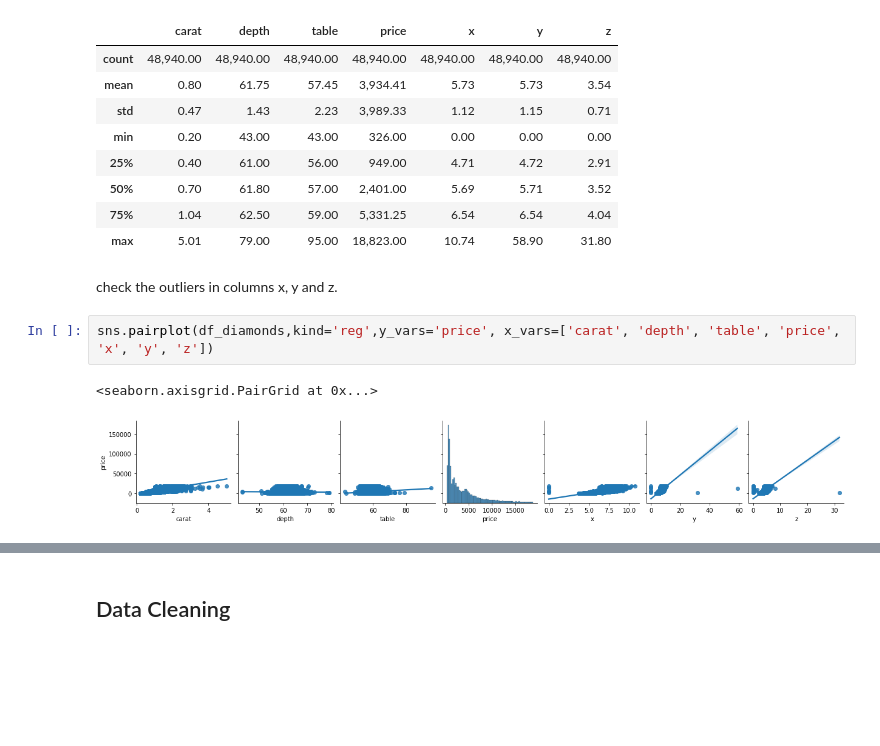
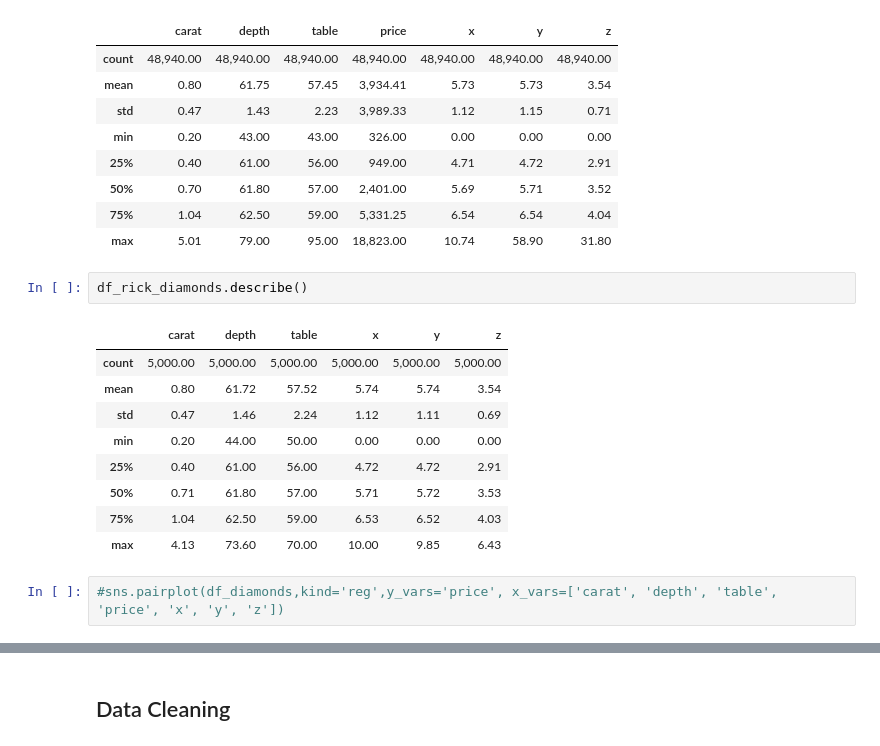
Before and after one commit to lenagrumbach/diamond_price_prediction, a Jupyter notebook: projeto_regressao_linear.ipynb, the cells around one changed output, grey strips where cells are left out. Drawn from its saved outputs; the diff is of its cells as text; blank space fills up the shorter version.

```diff
--- a/projeto_regressao_linear.ipynb
+++ b/projeto_regressao_linear.ipynb
@@ -86,11 +90,18 @@ df_diamonds.describe()
 | 50% | 0.70 | 61.80 | 57.00 | 2,401.00 | 5.69 | 5.71 | 3.52 |
 | 75% | 1.04 | 62.50 | 59.00 | 5,331.25 | 6.54 | 6.54 | 4.04 |
 | max | 5.01 | 79.00 | 95.00 | 18,823.00 | 10.74 | 58.90 | 31.80 |
-# %% [markdown]
-  check the outliers in columns x, y and z.
+# %%
+df_rick_diamonds.describe()
+# %% [output]
+|  | carat | depth | table | x | y | z |
+| count | 5,000.00 | 5,000.00 | 5,000.00 | 5,000.00 | 5,000.00 | 5,000.00 |
+| mean | 0.80 | 61.72 | 57.52 | 5.74 | 5.74 | 3.54 |
+| std | 0.47 | 1.46 | 2.24 | 1.12 | 1.11 | 0.69 |
+| min | 0.20 | 44.00 | 50.00 | 0.00 | 0.00 | 0.00 |
+| 25% | 0.40 | 61.00 | 56.00 | 4.72 | 4.72 | 2.91 |
+| 50% | 0.71 | 61.80 | 57.00 | 5.71 | 5.72 | 3.53 |
+| 75% | 1.04 | 62.50 | 59.00 | 6.53 | 6.52 | 4.03 |
+| max | 4.13 | 73.60 | 70.00 | 10.00 | 9.85 | 6.43 |
 # %%
-sns.pairplot(df_diamonds,kind='reg',y_vars='price', x_vars=['carat', 'depth', 'table', 'price', 'x', 'y', 'z'])
+#sns.pairplot(df_diamonds,kind='reg',y_vars='price', x_vars=['carat', 'depth', 'table', 'price', 'x', 'y', 'z'])
-# %% [output]
-<seaborn.axisgrid.PairGrid at 0x...>
-[figure, removed]
 # %%
```
Also changed, not shown: parts of 39 cells of this notebook.
